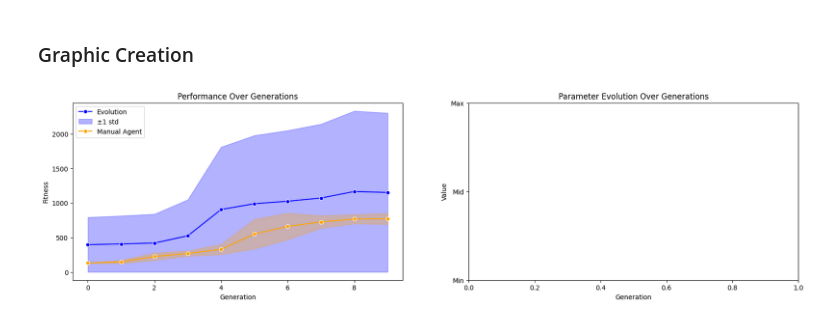
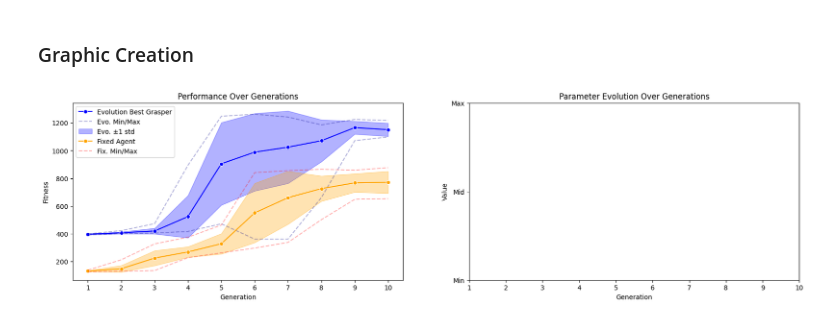
Before and after one commit to WillSumerfield/RoboticsGPUSimulation, a Jupyter notebook: scripts/ComparisonGraphic.ipynb, the cells around one changed output. Drawn from its saved outputs; the diff is of its cells as text; code cells hidden in the pictures.

```diff
--- a/scripts/ComparisonGraphic.ipynb
+++ b/scripts/ComparisonGraphic.ipynb
@@ -138,45 +138,51 @@ normalized_rotations = (rotation_history - MIN_ROTATION) / (MAX_ROTATION - MIN_R
 
 
 # Plot the performance history
-evo_min, evo_max = np.min(evo_fitness), np.max(evo_fitness)
-fix_min, fix_max = np.min(fixed_data), np.max(fixed_data)
+evo_min, evo_max = np.min(evo_fitness, axis=0), np.max(evo_fitness, axis=0)
+fix_min, fix_max = np.min(fixed_data, axis=0), np.max(fixed_data, axis=0)
 evo_mean = np.mean(evo_fitness, axis=0)
-evo_std = np.mean(evo_fitness, axis=0)
+evo_std = np.std(evo_fitness, axis=0)
 fix_mean = np.mean(fixed_data, axis=0)
 fix_std = np.std(fixed_data, axis=0)
-sns.lineplot(x=generations, y=evo_mean, marker="o", ax=fitness_ax, label="Evolution", color='blue')
-fitness_ax.fill_between(x=generations, y1=evo_mean - evo_std, y2=evo_mean + evo_std, alpha=0.3, label="±1 std", color='blue')
-sns.lineplot(x=generations, y=fix_mean, errorbar="sd", marker="o", ax=fitness_ax, color='orange', label='Manual Agent')
-fitness_ax.fill_between(x=generations, y1=fix_mean - fix_std, y2=fix_mean + fix_std, alpha=0.3, label="±1 std", color='orange')
+sns.lineplot(x=generations, y=evo_mean, marker="o", ax=fitness_ax, label="Evolution Best Grasper", color='blue')
+sns.lineplot(x=generations, y=evo_max, linestyle="--", ax=fitness_ax, color='darkblue', alpha=0.3, label="Evo. Min/Max")
+sns.lineplot(x=generations, y=evo_min, linestyle="--", ax=fitness_ax, color='darkblue', alpha=0.3)
+fitness_ax.fill_between(x=generations, y1=evo_mean - evo_std, y2=evo_mean + evo_std, alpha=0.3, label="Evo. ±1 std", color='blue')
+sns.lineplot(x=generations, y=fix_mean, errorbar="sd", marker="o", ax=fitness_ax, color='orange', label='Fixed Agent')
+sns.lineplot(x=generations, y=fix_max, linestyle="--", ax=fitness_ax, color='red', alpha=0.3, label="Fix. Min/Max")
+sns.lineplot(x=generations, y=fix_min, linestyle="--", ax=fitness_ax, color='red', alpha=0.3)
+fitness_ax.fill_between(x=generations, y1=fix_mean - fix_std, y2=fix_mean + fix_std, alpha=0.3, label="Fix. ±1 std", color='orange')
 
 fitness_ax.set_xlabel("Generation")
 parameter_ax.set_xlabel("Generation")
 fitness_ax.set_ylabel("Fitness")
 parameter_ax.set_ylabel("Value")
 fitness_ax.set_title("Performance Over Generations")
 parameter_ax.set_title("Parameter Evolution Over Generations")
 
+fitness_ax.set_xticks(generations, labels=[g+1 for g in generations])
+parameter_ax.set_xticks(generations, labels=[g+1 for g in generations])
 parameter_ax.set_yticks([0, 0.5, 1.0])
 parameter_ax.set_yticklabels(['Min', 'Mid', 'Max'])
 
 # Reserve space below for images
 plt.subplots_adjust(bottom=0.25)  # Adjust as needed for image space
 
 # # Add images along the bottom of the figure
 # image_dir = "../diagrams/diagram_snapshots"
 # image_files = sorted(os.listdir(image_dir))
 # image_files = [f for f in image_files if f.endswith('.png')]
 # image_count = len(image_files)
 # image_width = 0.1  # Width of each image in the figure
 # image_height = 0.1  # Height of each image in the figure
 # for i, image_file in enumerate(image_files):
 #     img_path = os.path.join(image_dir, image_file)
 #     img = plt.imread(img_path)
 #     ax = fig.add_axes([i * image_width, -0.10, image_width, image_height])  # Adjust y position as needed
 #     # Resize image to fit the axes exactly
 #     ax.imshow(img, aspect='equal', extent=[0, 1, 0, 1])
 #     ax.axis('off')  # Hide axes for images
 
 plt.show()
 # %% [output]
-[figure, old version]
+[figure, new version]
```
Also changed, not shown: 2 other files.
